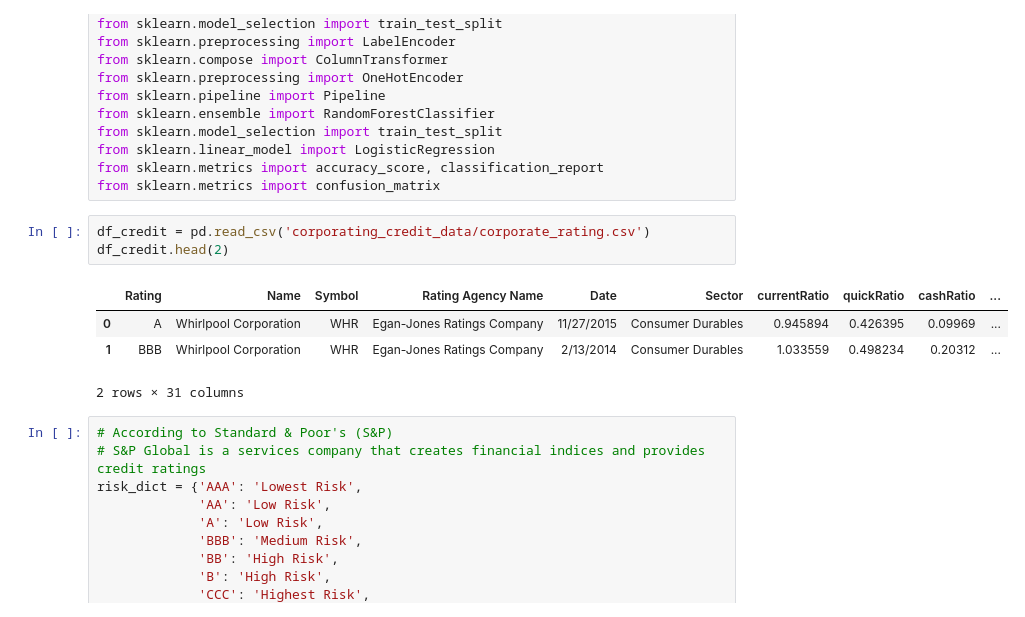
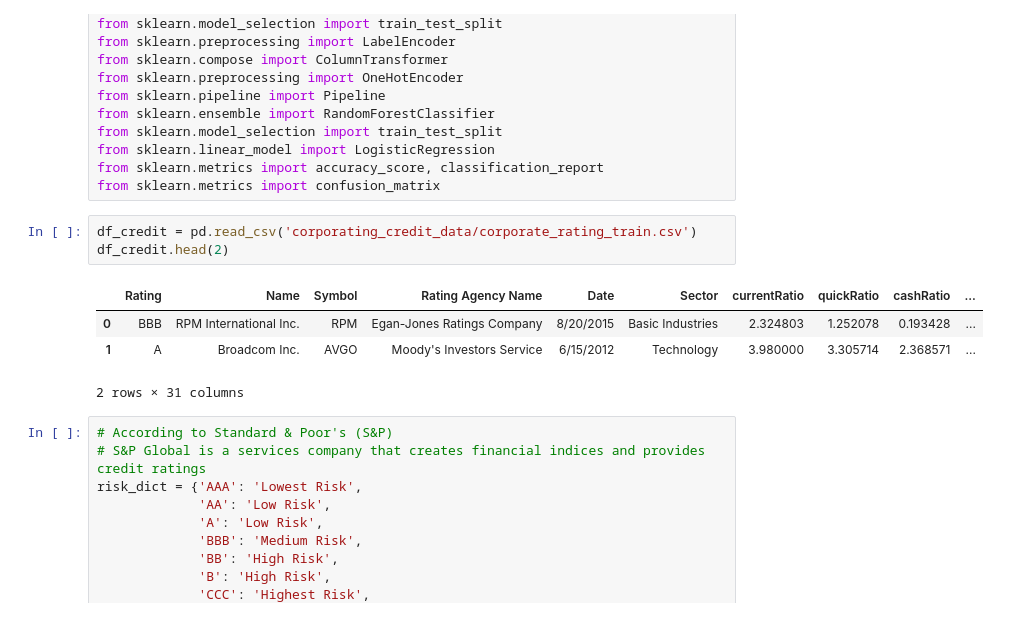
Before and after one commit to nataliaasaa/Take-Home-Test-CERC, a Jupyter notebook: prediction.ipynb, the cells around one changed output. Saved outputs shown, nothing was run; the diff lists cells and outputs as text.

```diff
--- a/prediction.ipynb
+++ b/prediction.ipynb
@@ -21,12 +21,12 @@ from sklearn.linear_model import LogisticRegression
 from sklearn.metrics import accuracy_score, classification_report
 from sklearn.metrics import confusion_matrix
 # %%
-df_credit = pd.read_csv('corporating_credit_data/corporate_rating.csv')
+df_credit = pd.read_csv('corporating_credit_data/corporate_rating_train.csv')
 df_credit.head(2)
 # %% [output]
 |  | Rating | Name | Symbol | Rating Agency Name | Date | Sector | currentRatio | quickRatio | cashRatio | ... |
-| 0 | A | Whirlpool Corporation | WHR | Egan-Jones Ratings Company | 11/27/2015 | Consumer Durables | 0.945894 | 0.426395 | 0.09969 | ... |
-| 1 | BBB | Whirlpool Corporation | WHR | Egan-Jones Ratings Company | 2/13/2014 | Consumer Durables | 1.033559 | 0.498234 | 0.20312 | ... |
+| 0 | BBB | RPM International Inc. | RPM | Egan-Jones Ratings Company | 8/20/2015 | Basic Industries | 2.324803 | 1.252078 | 0.193428 | ... |
+| 1 | A | Broadcom Inc. | AVGO | Moody's Investors Service | 6/15/2012 | Technology | 3.980000 | 3.305714 | 2.368571 | ... |
 2 rows × 31 columns
 # %%
 # According to Standard & Poor's (S&P)
```
Also changed, not shown: parts of 11 cells of this notebook, 12 other files.
